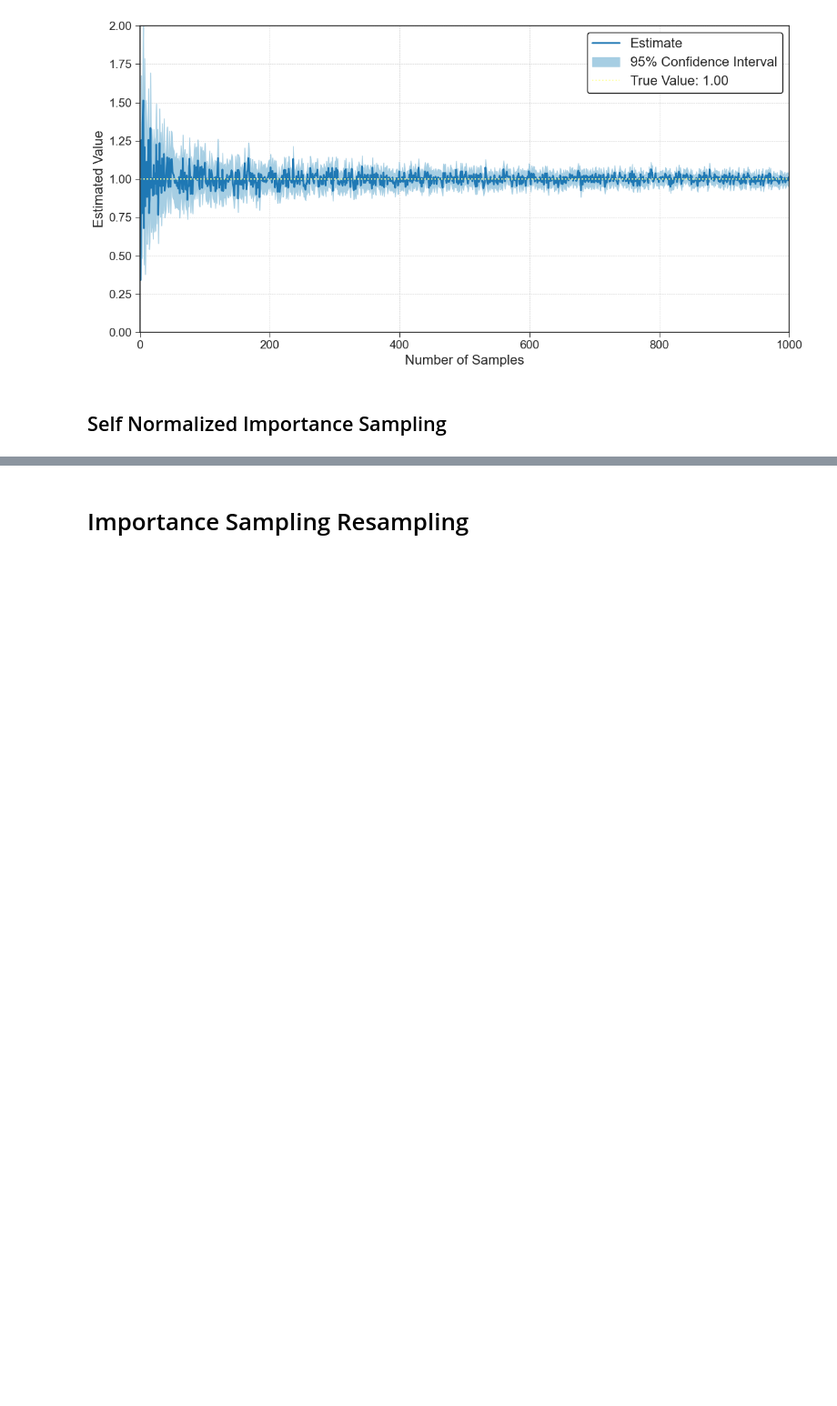
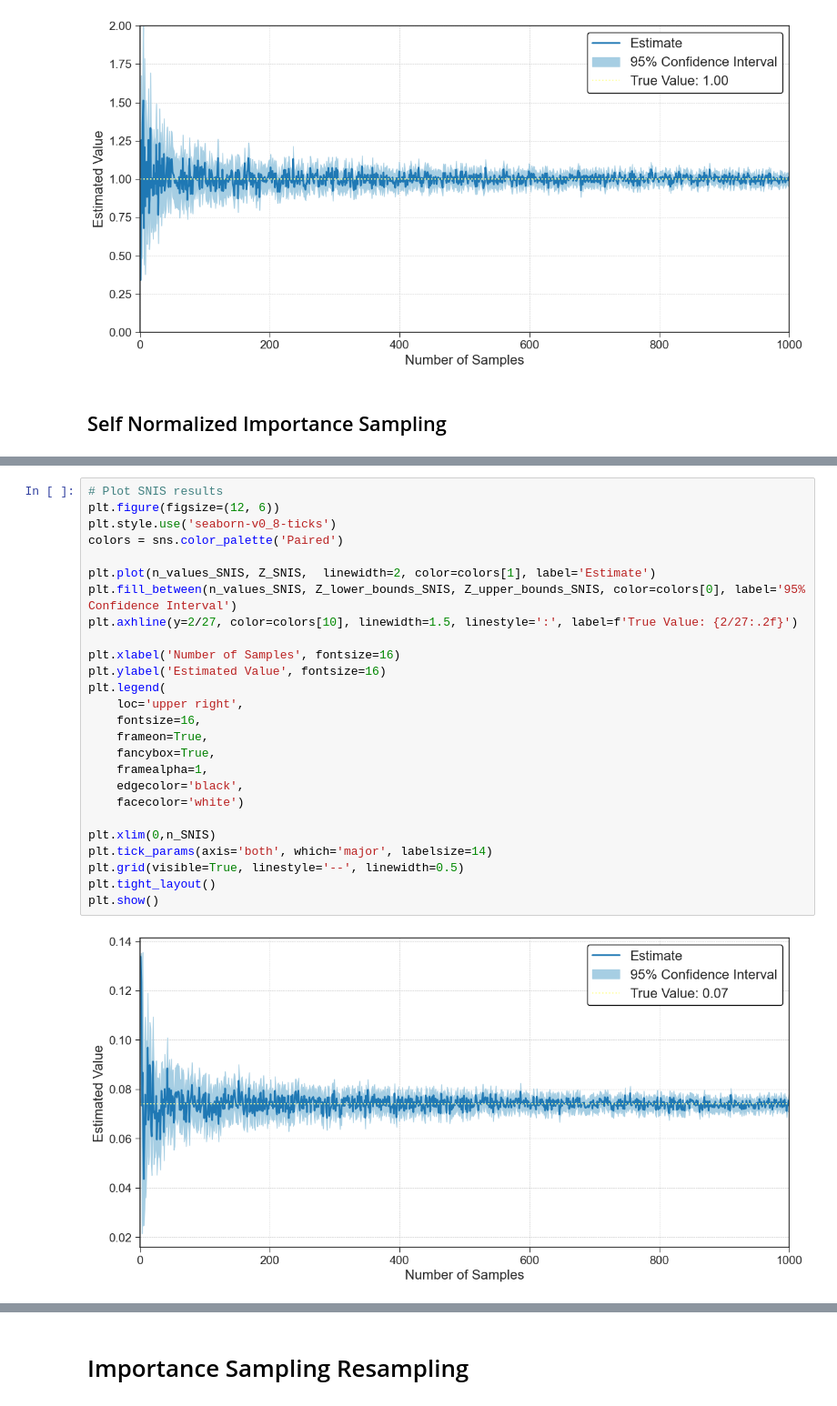
Before and after one commit to rosastreg/Undergrad_AM_Thesis, a Jupyter notebook: Theory/2_Introduction_to_Monte_Carlo_Methods.ipynb, the cells around one changed output, grey strips where cells are left out. Shown at 91% size. Drawn from its saved outputs; the diff is of its cells as text; blank space fills up the shorter version.

```diff
--- a/Theory/2_Introduction_to_Monte_Carlo_Methods.ipynb
+++ b/Theory/2_Introduction_to_Monte_Carlo_Methods.ipynb
@@ -409,2 +457,30 @@ for k in n_values_SNIS:
+# %%
+# Plot SNIS results
+plt.figure(figsize=(12, 6))
+plt.style.use('seaborn-v0_8-ticks')
+colors = sns.color_palette('Paired')
+
+plt.plot(n_values_SNIS, Z_SNIS,  linewidth=2, color=colors[1], label='Estimate')
+plt.fill_between(n_values_SNIS, Z_lower_bounds_SNIS, Z_upper_bounds_SNIS, color=colors[0], label='95% Confidence Interval')
+plt.axhline(y=2/27, color=colors[10], linewidth=1.5, linestyle=':', label=f'True Value: {2/27:.2f}')
+
+plt.xlabel('Number of Samples', fontsize=16)
+plt.ylabel('Estimated Value', fontsize=16)
+plt.legend(
+    loc='upper right',
+    fontsize=16,
+    frameon=True,
+    fancybox=True,
+    framealpha=1,
+    edgecolor='black',
+    facecolor='white')
+
+plt.xlim(0,n_SNIS)
+plt.tick_params(axis='both', which='major', labelsize=14)
+plt.grid(visible=True, linestyle='--', linewidth=0.5)
+plt.tight_layout()
+plt.show()
+# %% [output]
+[figure, added]
 # %%
 # Plot SNIS results
```
Also changed, not shown: parts of 12 cells of this notebook.
